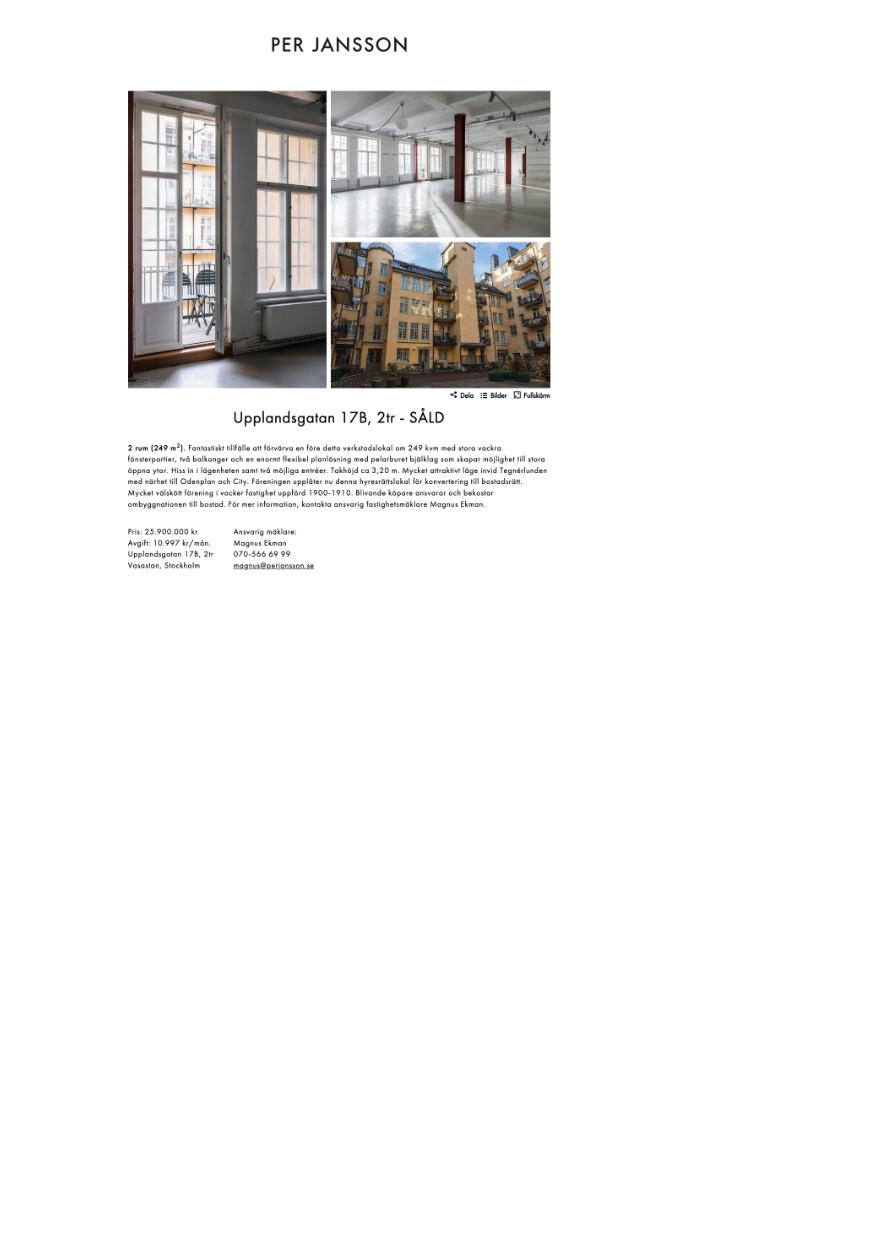
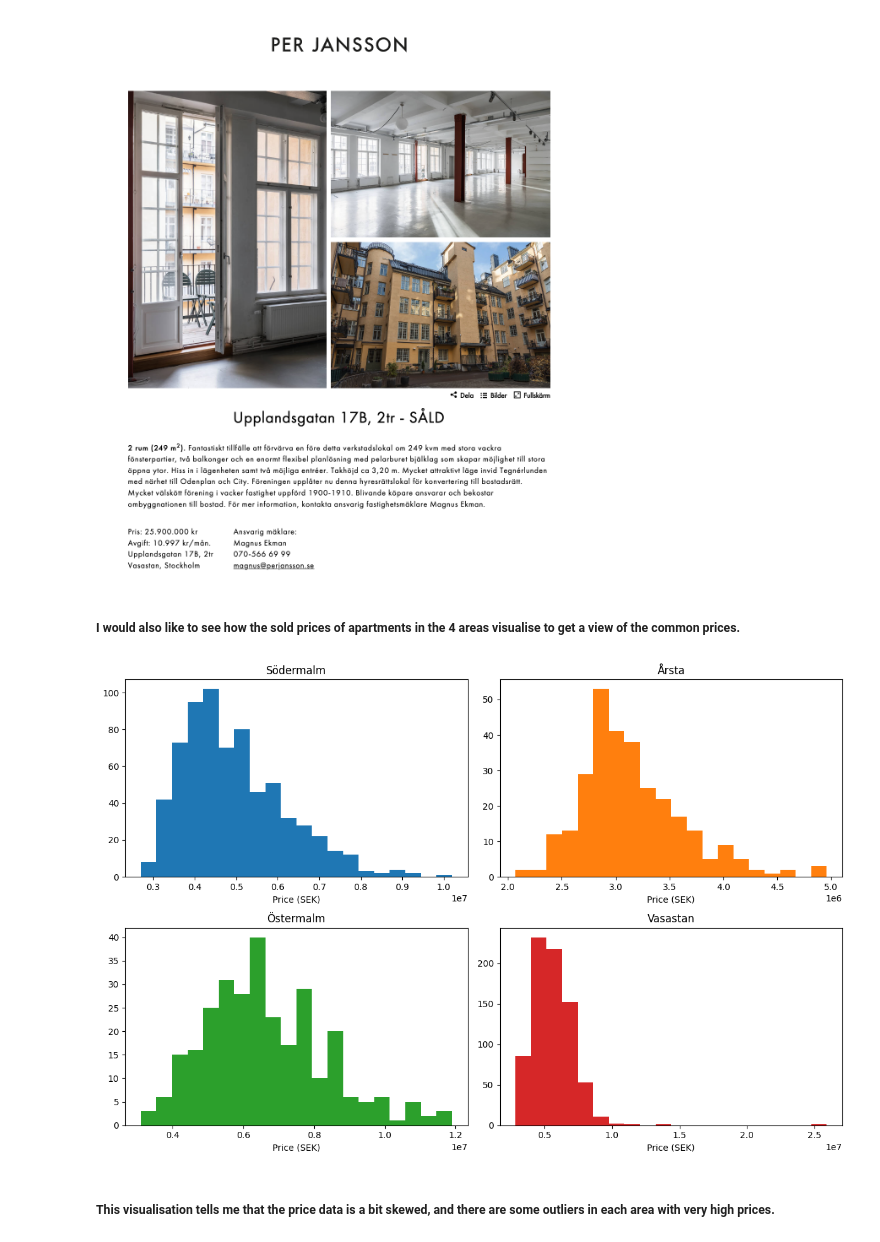
Before and after one commit to QianDing777/stockholm-2room-apartments, a Jupyter notebook: analysis.ipynb, the cells around one changed output. Drawn from its saved outputs; the diff is of its cells as text; code cells hidden in the pictures; blank space fills up the shorter version.

```diff
--- a/analysis.ipynb
+++ b/analysis.ipynb
@@ -135,3 +135,20 @@ Name: 302, dtype: object
 display.Image("img/Screenshot 2023-05-02 at 00.00.54.png", width=700, height=550)
 # %% [output]
 [figure]
+# %% [markdown]
+##### I would also like to see how the sold prices of apartments in the 4 areas visualise to get a view of the common prices.
+# %%
+fig, axs = plt.subplots(2, 2, figsize=(12, 8))
+
+for i, area in enumerate(df['area'].unique()[:4]):
+    data = df[df['area'] == area]
+    axs[i//2, i%2].hist(data['price'], bins=20, color='C'+str(i))
+    axs[i//2, i%2].set_title(area)
+    axs[i//2, i%2].set_xlabel('Price (SEK)')
+
+plt.tight_layout()
+plt.show()
+# %% [output]
+[figure, added]
+# %% [markdown]
+##### This visualisation tells me that the price data is a bit skewed, and there are some outliers in each area with very high prices.
```
Also changed, not shown: parts of 3 cells of this notebook, 2 other files.
